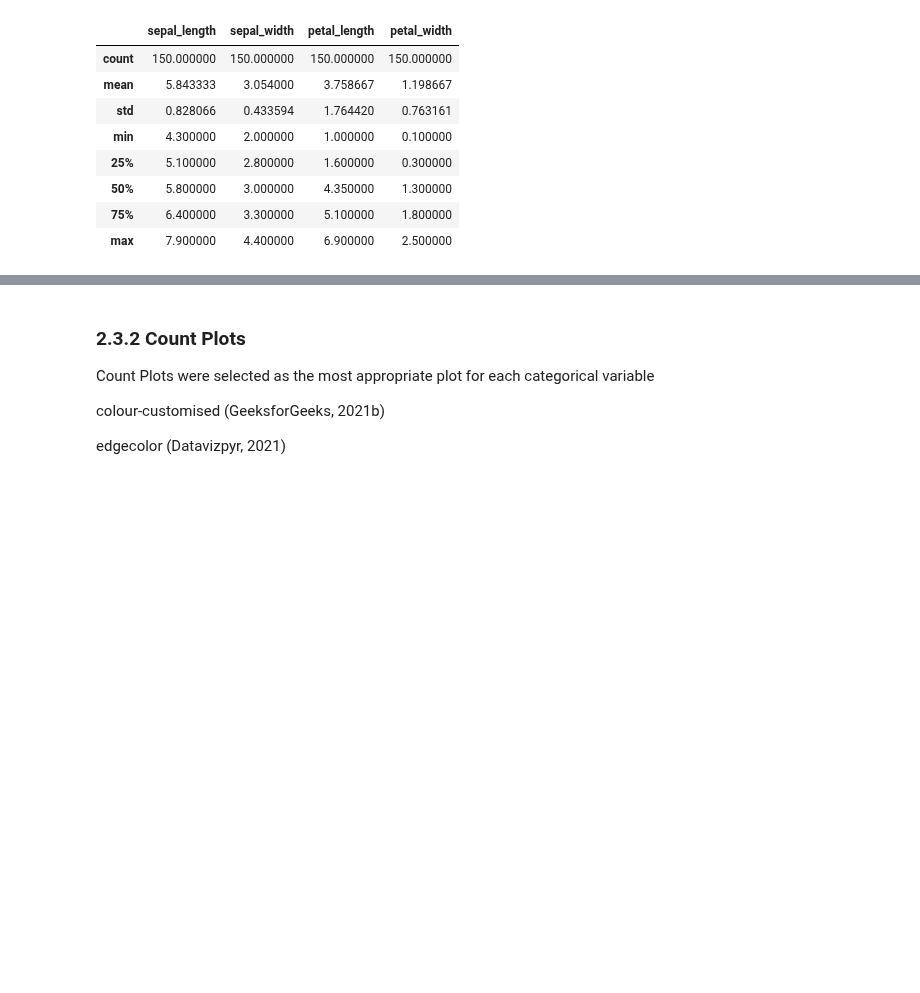
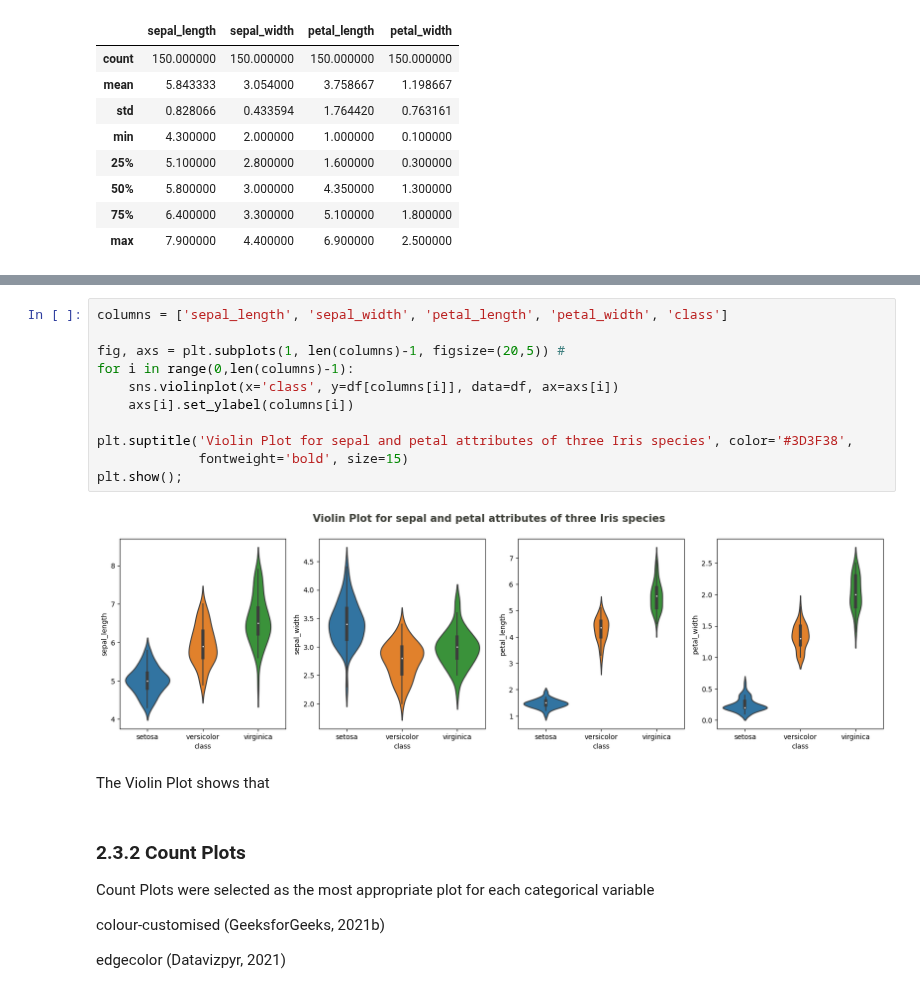
Before and after one commit to nurbujang/fundaw23, a Jupyter notebook: project.ipynb, the cells around one changed output, grey strips where cells are left out. Saved outputs shown, nothing was run; the diff lists cells and outputs as text; blank space fills up the shorter version.

Commit message:
histo to violin

```diff
--- a/project.ipynb
+++ b/project.ipynb
@@ -407,3 +372,18 @@ plt.show();
+# %%
+columns = ['sepal_length', 'sepal_width', 'petal_length', 'petal_width', 'class']
+
+fig, axs = plt.subplots(1, len(columns)-1, figsize=(20,5)) #
+for i in range(0,len(columns)-1):
+    sns.violinplot(x='class', y=df[columns[i]], data=df, ax=axs[i])
+    axs[i].set_ylabel(columns[i])
+
+plt.suptitle('Violin Plot for sepal and petal attributes of three Iris species', color='#3D3F38',
+             fontweight='bold', size=15)
+plt.show();
+# %% [output]
+[figure, added]
+# %% [markdown]
+The Violin Plot shows that
 # %% [markdown]
 ### 2.3.2 Count Plots
 
```
Also changed, not shown: parts of 6 cells of this notebook, 2 other files.
